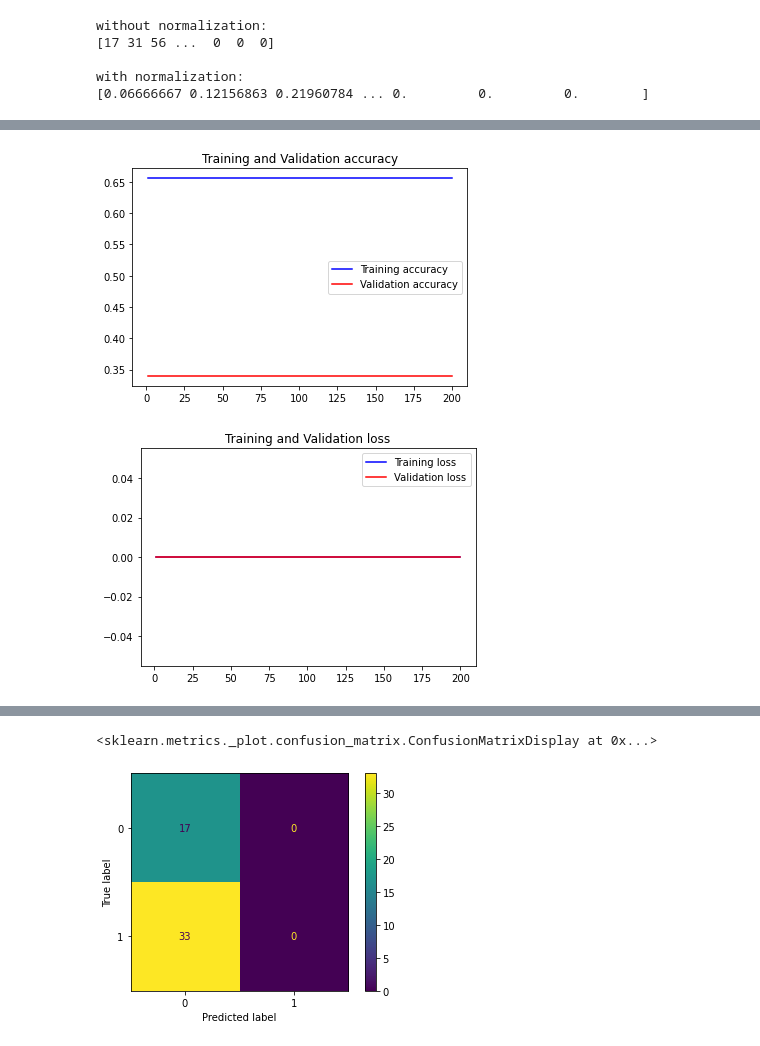
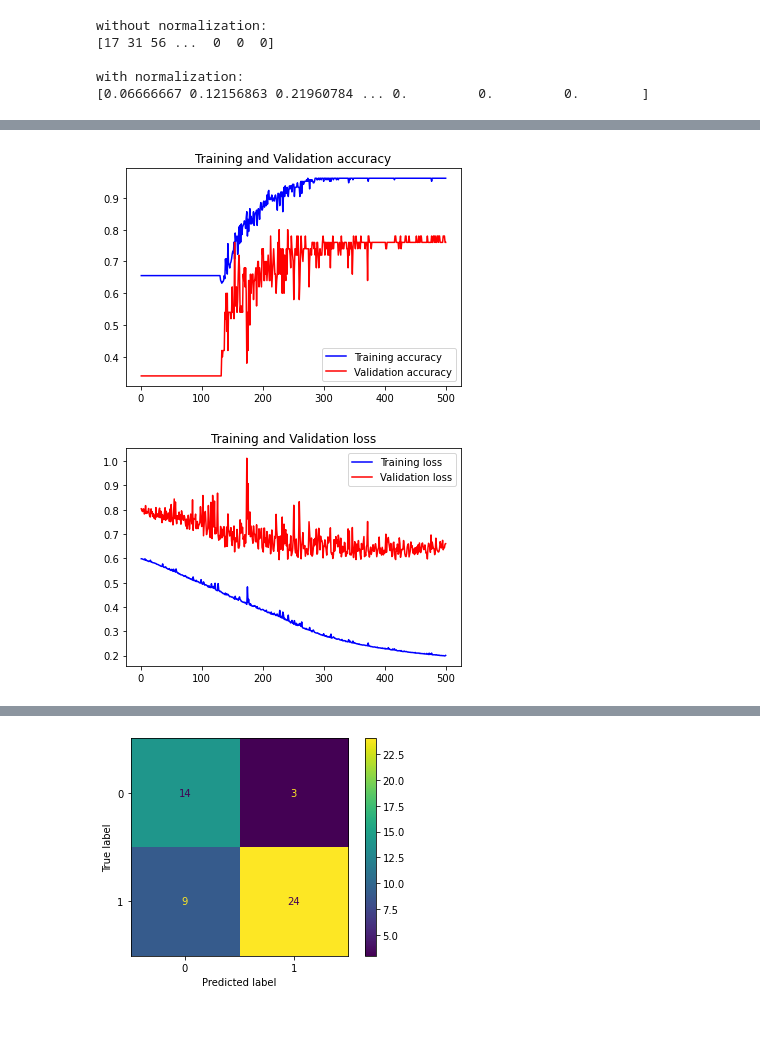
Before and after one commit to njoppi2/cat-vs-non-cat, a Jupyter notebook: shallowNN.ipynb, the cells around one changed output, grey strips where cells are left out. Drawn from its saved outputs; the diff is of its cells as text; code cells hidden in the pictures.

```diff
--- a/shallowNN.ipynb
+++ b/shallowNN.ipynb
@@ -50,19 +52,16 @@ without normalization:
 with normalization:
 [0.06666667 0.12156863 0.21960784 ... 0.         0.         0.        ]
 # %%
-model = tf.keras.Sequential()
+model = keras.Sequential()
 model.add(layers.Flatten())
 # shallow layer ↓
-model.add(layers.Dense(40, kernel_initializer="random_uniform", bias_initializer="random_uniform", activation="sigmoid"))
+model.add(layers.Dense(15, activity_regularizer=keras.regularizers.l1(0.02), kernel_initializer="random_uniform", bias_initializer="random_uniform", activation="sigmoid"))
 # output layer ↓ (since it's binary classification and there's one 1 output layer / the y_set has only one value, I need to use sigmoid)
 model.add(layers.Dense(1, kernel_initializer="random_uniform", bias_initializer="random_uniform", activation="sigmoid"))
 
 # learning_rate that work poorly: 0.9, 0.1
-opt = tf.keras.optimizers.SGD(learning_rate=0.1)
-model.compile(optimizer=opt, loss="categorical_crossentropy", metrics=["accuracy"])
+opt = tf.keras.optimizers.SGD(learning_rate=0.003, momentum=0.7)
+model.compile(optimizer=opt, loss="binary_crossentropy", metrics=["accuracy"])
 
 input_shape = train_set_x_flat_n.shape
 model.build(input_shape)
-
-# do gradient descent
-results = model.fit(train_set_x_flat_n, train_set_y, validation_data = (test_set_x_flat_n, test_set_y), batch_size = 16, epochs=200, verbose=1)
@@ -89,0 +68,15 @@ Epoch 200/200
+# %%
+
+def step_decay(epoch):
+   initial_lrate = 0.4
+   drop = 0.9
+   epochs_drop = 10.0
+   # lrate = initial_lrate * math.pow(drop, math.floor((1+epoch)/epochs_drop))
+   lrate = 0.01 if epoch < 200  else 0.003
+   return lrate
+
+lrate = keras.callbacks.LearningRateScheduler(step_decay)
+callbacks_list = []
+# callbacks_list = [lrate]
+# do gradient descent
+results = model.fit(train_set_x_flat_n, train_set_y, callbacks=callbacks_list, validation_data = (test_set_x_flat_n, test_set_y), batch_size = 16, epochs=500, verbose=1)
@@ -111,11 +122,14 @@ num_classes = 2
 # one-hot-encoding y set
 y_test_multi_class = to_categorical(test_set_y, num_classes)
 y_test_prediction = model.predict(test_set_x_flat_n)
+y_test_prediction_rounded = [round(x) for arr in y_test_prediction for x in arr]
+y_test_prediction_multi_class = keras.utils.to_categorical(y_test_prediction_rounded, num_classes)
+
 
 tf.compat.v1.disable_eager_execution() # this avoids a warning message, more info in https://stackoverflow.com/questions/69136518/tensorflow-2-getting-warningtensorflowx-out-of-the-last-x-calls-to-function
 
 #Your input to confusion_matrix must be an array of int not one hot encodings.
-ConfusionMatrixDisplay.from_predictions(y_test_multi_class.argmax(axis=1), y_test_prediction.argmax(axis=1))
+ConfusionMatrixDisplay.from_predictions(y_test_multi_class.argmax(axis=1), y_test_prediction_multi_class.argmax(axis=1))
 # %% [output]
-[figure, old version]
+[figure, new version]
-[figure, old version]
+[figure, new version]
@@ -123,2 +137 @@ ConfusionMatrixDisplay.from_predictions(y_test_multi_class.argmax(axis=1), y_tes
-<sklearn.metrics._plot.confusion_matrix.ConfusionMatrixDisplay at 0x...>
-[figure, old version]
+[figure, new version]
```
Also changed, not shown: parts of 4 cells of this notebook, 2 other files.
